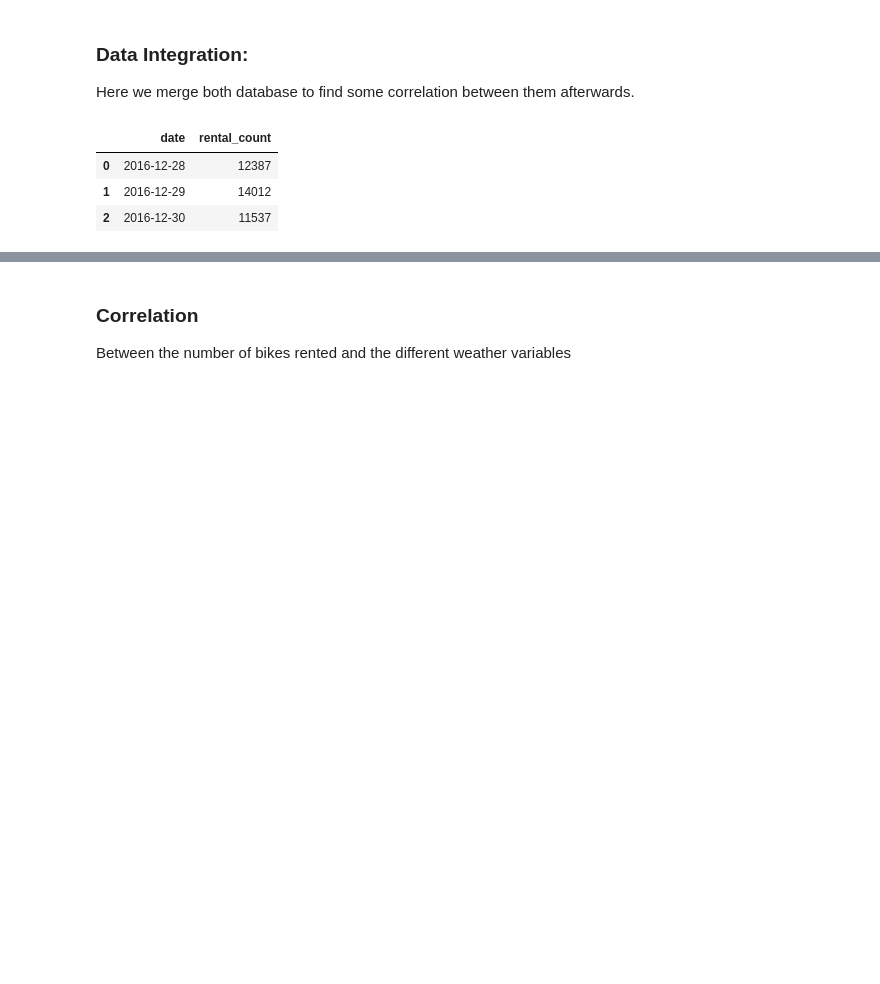
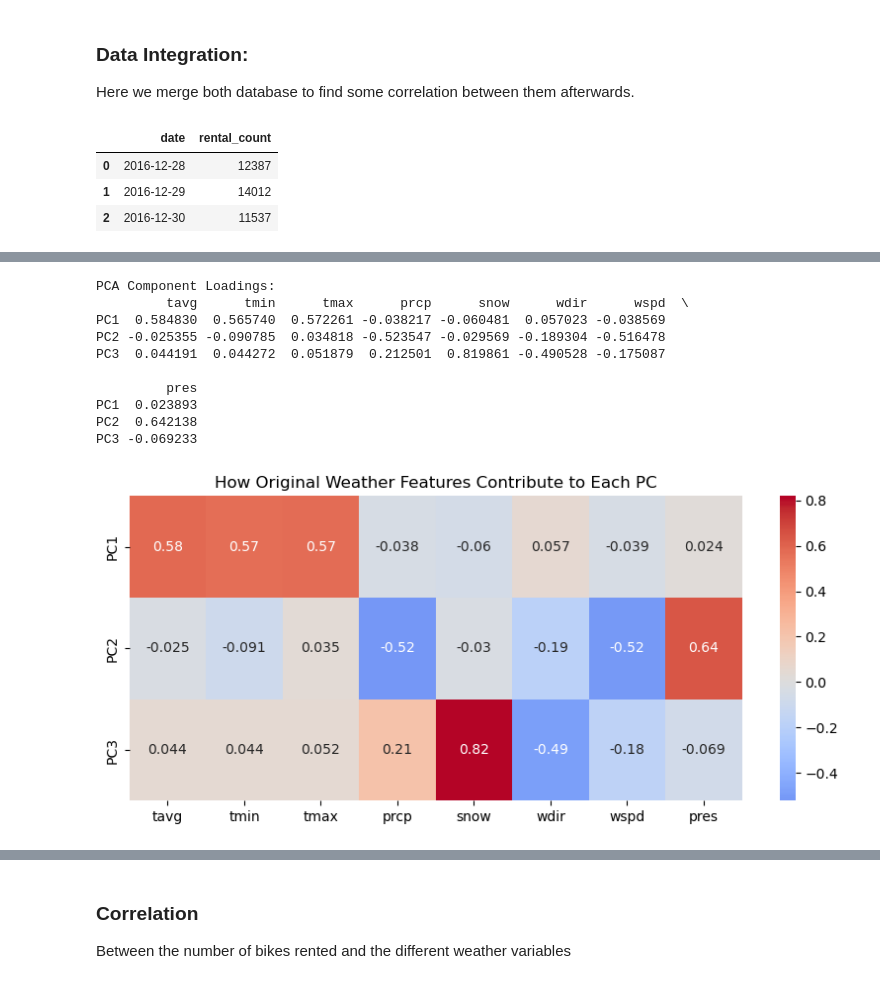
Before and after one commit to LotsAr/DataDrivenProject, a Jupyter notebook: ProjectCode.ipynb, the cells around one changed output, grey strips where cells are left out. Cells and saved outputs as stored; diff of their text form; code cells hidden in the pictures; blank space fills up the shorter version.

```diff
--- a/ProjectCode.ipynb
+++ b/ProjectCode.ipynb
@@ -293,0 +293,9 @@ dtype: int64
+# %%
+# Refit PCA with optimal number of components (3 PCA's)
+n_optimal = 3  # Set based on explained variance plot
+pca = PCA(n_components=n_optimal)
+pca_transformed = pca.fit_transform(start_data_0)
+
+# Create DataFrame with selected PCs
+pca_df = pd.DataFrame(pca_transformed, columns=[f'weather_pc{i+1}' for i in range(n_optimal)])
+pca_df['date'] = pd.to_datetime(df_london_weather['date']).dt.date
@@ -293,0 +334,28 @@ dtype: int64
+# %%
+# Show how original features contribute to each PC
+loadings = pd.DataFrame(
+    pca.components_,
+    columns=start_data.columns,
+    index=[f'PC{i+1}' for i in range(n_optimal)]
+)
+
+print("\nPCA Component Loadings:")
+print(loadings)
+
+# Visualize loadings
+plt.figure(figsize=(10, 4))
+sns.heatmap(loadings, cmap='coolwarm', center=0, annot=True)
+plt.title("How Original Weather Features Contribute to Each PC")
+plt.show()
+# %% [output]
+PCA Component Loadings:
+         tavg      tmin      tmax      prcp      snow      wdir      wspd  \
+PC1  0.584830  0.565740  0.572261 -0.038217 -0.060481  0.057023 -0.038569
+PC2 -0.025355 -0.090785  0.034818 -0.523547 -0.029569 -0.189304 -0.516478
+PC3  0.044191  0.044272  0.051879  0.212501  0.819861 -0.490528 -0.175087
+
+         pres
+PC1  0.023893
+PC2  0.642138
+PC3 -0.069233
+[figure, added]
```
Also changed, not shown: parts of 14 cells of this notebook.
